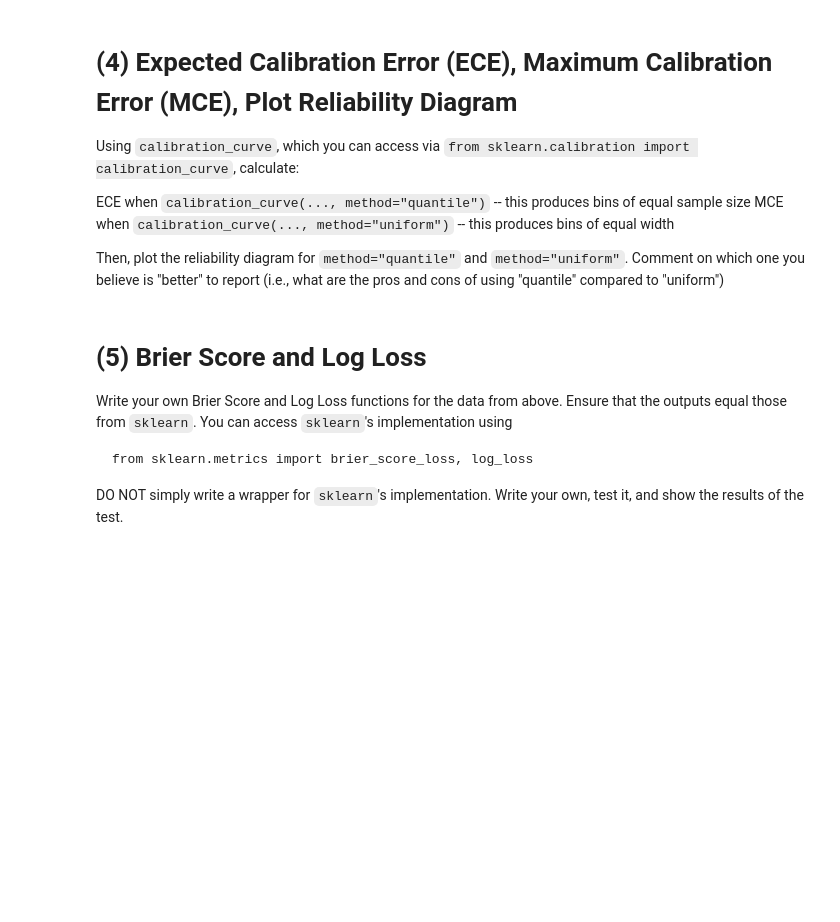
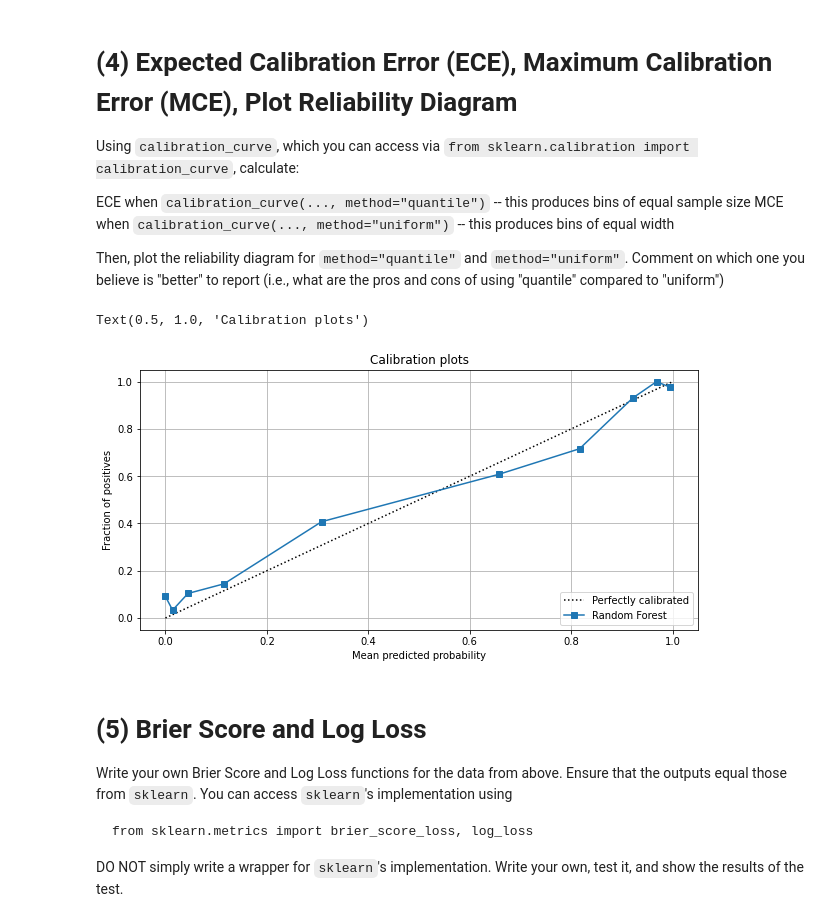
Before and after one commit to VishalShah1999/Visulization_ML, a Jupyter notebook: Homework_3_CS_GY_9223.ipynb, the cells around one changed output. Saved outputs shown, nothing was run; the diff lists cells and outputs as text; code cells hidden in the pictures; blank space fills up the shorter version.

```diff
--- a/Homework_3_CS_GY_9223.ipynb
+++ b/Homework_3_CS_GY_9223.ipynb
@@ -107,6 +107,32 @@ ECE when `calibration_curve(..., method="quantile")` -- this produces bins of eq
 MCE when `calibration_curve(..., method="uniform")` -- this produces bins of equal width
 
 Then, plot the reliability diagram for `method="quantile"` and `method="uniform"`. Comment on which one you believe is "better" to report (i.e., what are the pros and cons of using "quantile" compared to "uniform")
+# %%
+from sklearn.calibration import CalibrationDisplay
+import matplotlib.pyplot as plt
+from matplotlib.gridspec import GridSpec
+
+fig = plt.figure(figsize=(10, 10))
+gs = GridSpec(4, 2)
+#colors = plt.cm.get_cmap("Dark2")
+
+ax_calibration_curve = fig.add_subplot(gs[:2, :2])
+
+display = CalibrationDisplay.from_estimator(
+    clf,
+    X_test,
+    y_test,
+    n_bins=10,
+    name='Random Forest',
+    strategy="quantile",  # Equal bin size
+    ax=ax_calibration_curve
+)
+
+ax_calibration_curve.grid()
+ax_calibration_curve.set_title("Calibration plots")
+# %% [output]
+Text(0.5, 1.0, 'Calibration plots')
+[figure, added]
 # %%
 # Calculated ECE for calibration_curve(..., strategy="quantile")
 
```
